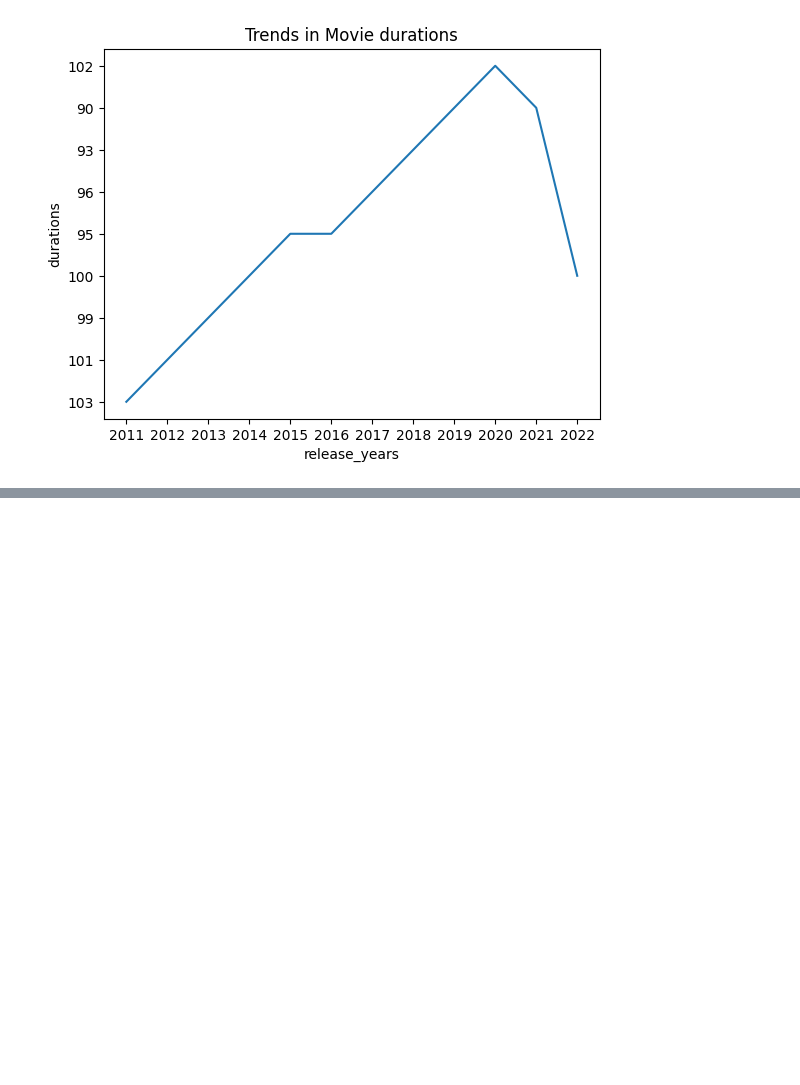
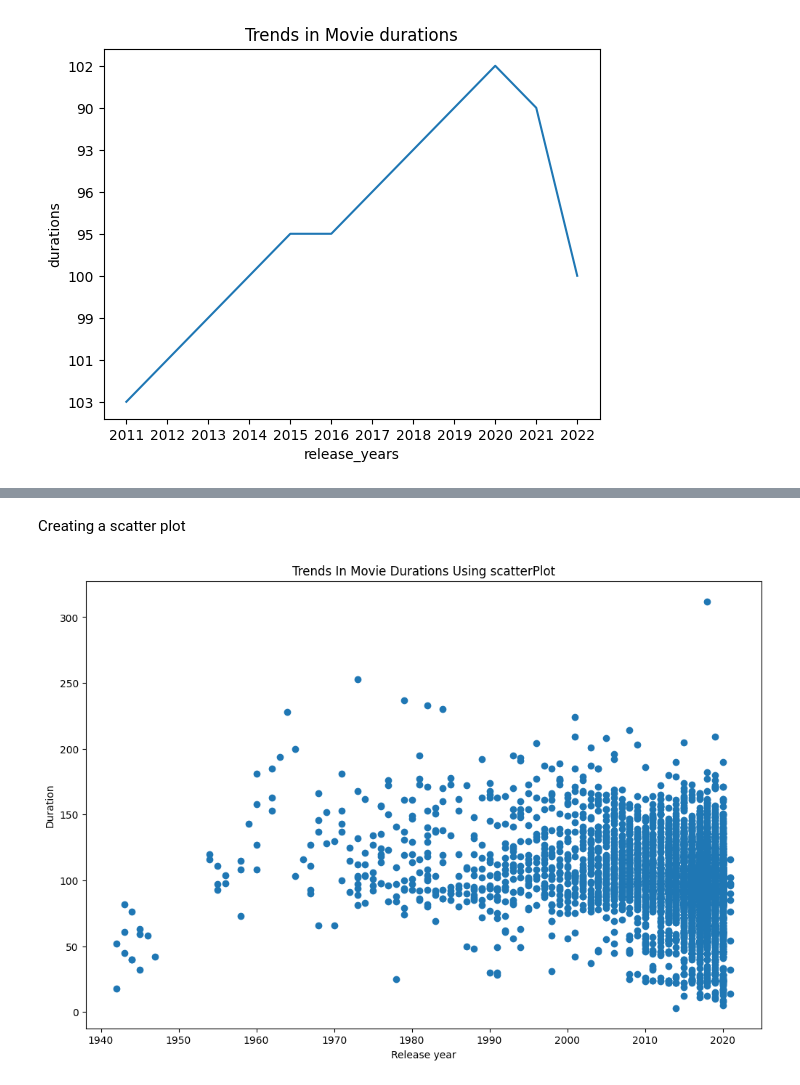
Before and after one commit to dagbolade/Investigating-Netflix-Movies-and-Guest-Stars-in-The-Office, a Jupyter notebook: main.ipynb, the cells around one changed output, grey strips where cells are left out. Saved outputs shown, nothing was run; the diff lists cells and outputs as text; code cells hidden in the pictures; blank space fills up the shorter version.

```diff
--- a/main.ipynb
+++ b/main.ipynb
@@ -41,0 +44,6 @@ plt.show()
+# %%
+#read in the csv as a df
+netflix_df = pd.read_csv(r'netflix_data.csv')
+
+# print the first 5 rows of the csv
+print(netflix_df.head(5))
@@ -41,0 +70,11 @@ plt.show()
+# %%
+#seeing that the dataframe also has some tv shows in the datasets, we will filter the datasets as the duration requires movies alone
+#subset the df for type "Movie" in boolean condition
+netflix_df_movies_only = (netflix_df['type'] == 'Movie')
+#print(netflix_df[netflix_df_movies_only])
+
+# Select only the columns of interest
+netflix_movies_col_subset = netflix_df[netflix_df_movies_only]
+
+# Print the first five rows of the new DataFrame
+print(netflix_movies_col_subset.head(5))
@@ -41,0 +99,21 @@ plt.show()
+# %% [markdown]
+Creating a scatter plot
+# %%
+# Let's try visualizing the data again to inspect the data over a longer range of time
+#This time, we are no longer working with aggregates but instead with individual movies. A line plot is no longer a good choice for our data, so let's try a scatter plot instead.
+
+# Create a figure and increase the figure size
+fig = plt.figure(figsize=(12,8))
+
+# Create a scatter plot of duration versus year
+plt.scatter(netflix_movies_col_subset['release_year'], netflix_movies_col_subset['duration'])
+plt.xlabel('Release year')
+plt.ylabel('Duration')
+
+# Create a title
+plt.title("Trends In Movie Durations Using scatterPlot")
+
+# show the plot
+plt.show()
+# %% [output]
+[figure, added]
```
Also changed, not shown: parts of 4 cells of this notebook, 1 other file.
